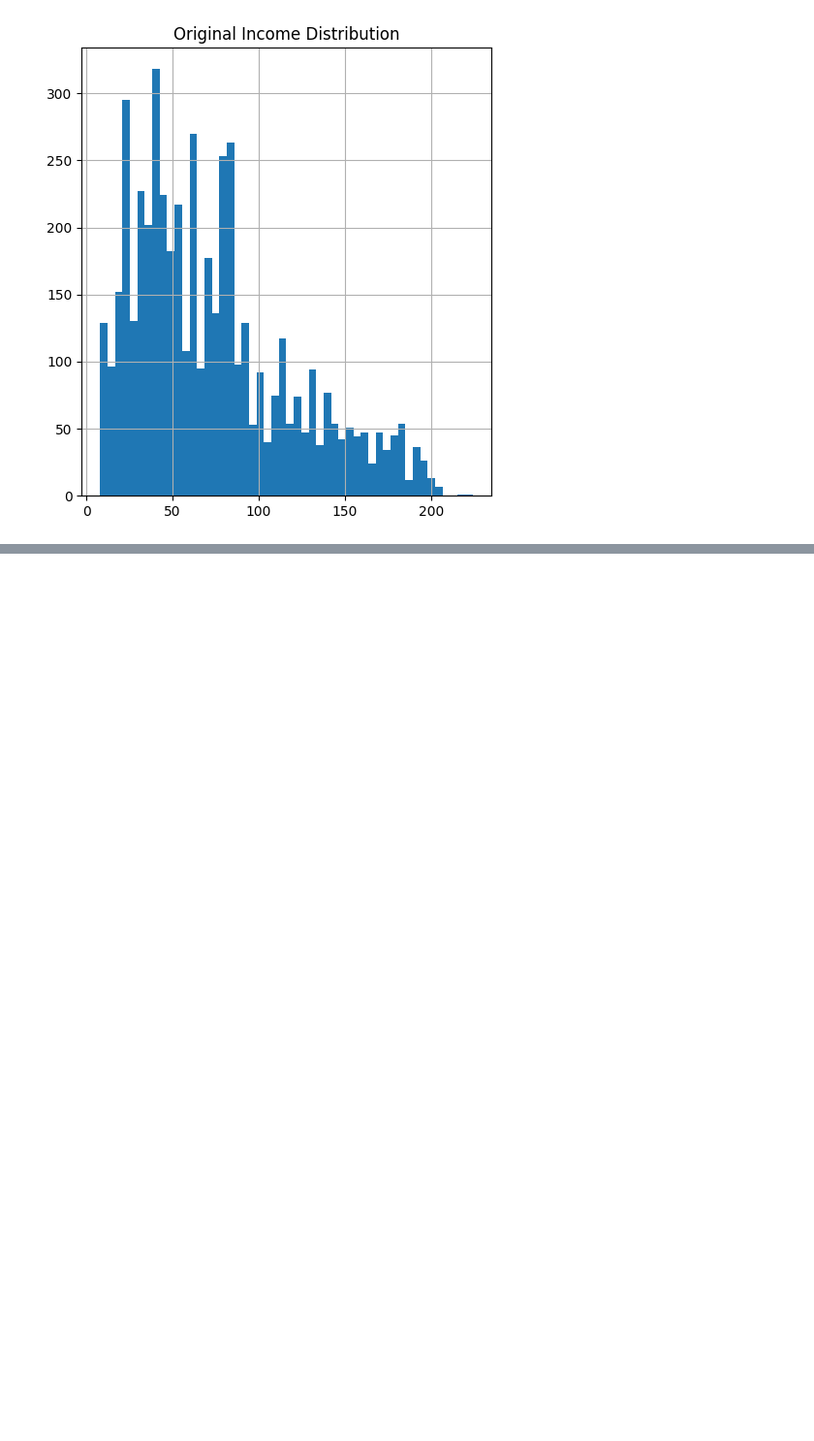
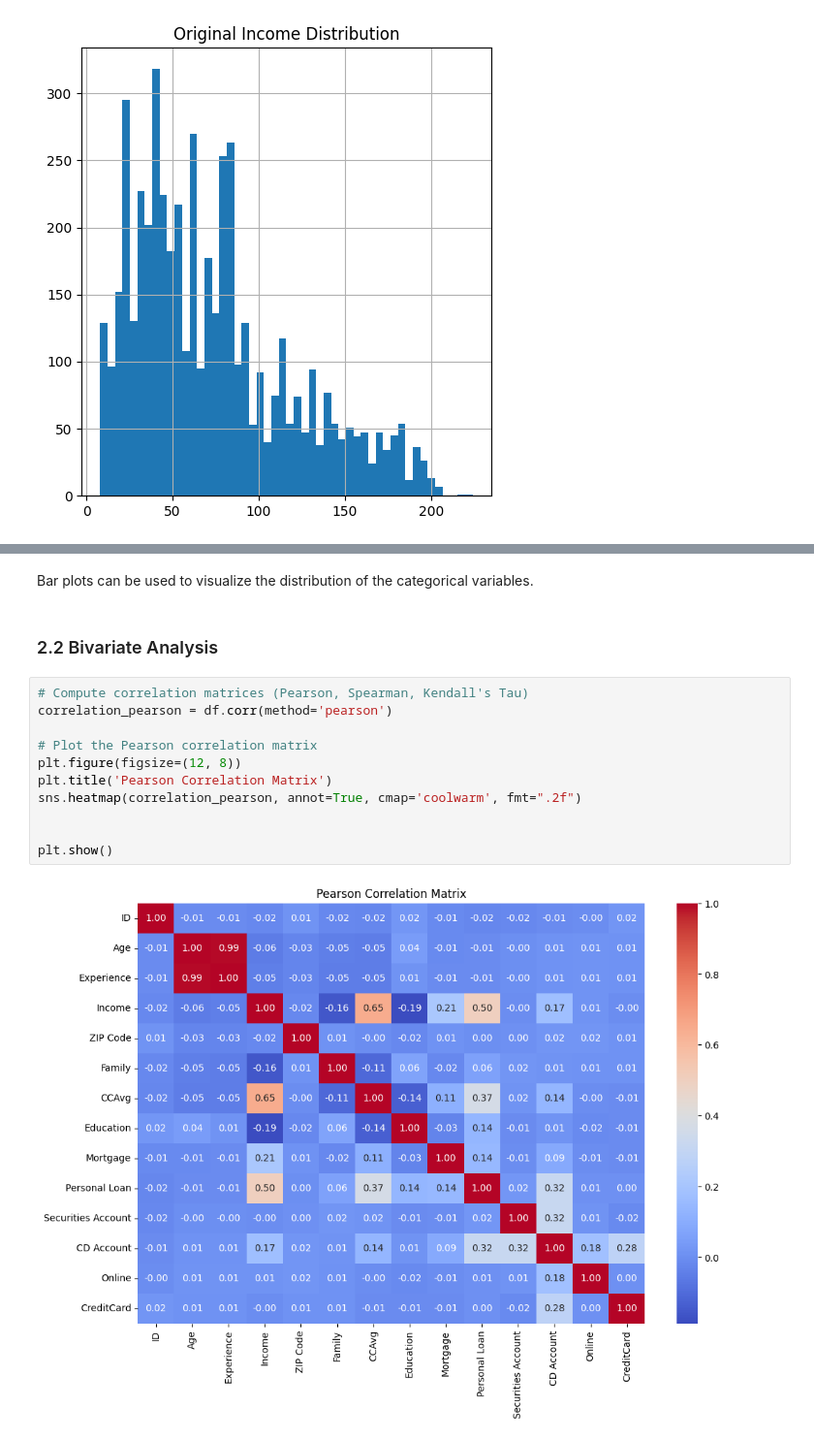
Before and after one commit to You-now-Who/Flanger-DQAF, a Jupyter notebook: blueprint.ipynb, the cells around one changed output, grey strips where cells are left out. Shown at 97% size. Saved outputs shown, nothing was run; the diff lists cells and outputs as text; blank space fills up the shorter version.

```diff
--- a/blueprint.ipynb
+++ b/blueprint.ipynb
@@ -107,0 +155,17 @@ Text(0.5, 1.0, 'Original Income Distribution')
+# %% [markdown]
+Bar plots can be used to visualize the distribution of the categorical variables.
+# %% [markdown]
+### 2.2 Bivariate Analysis
+# %%
+# Compute correlation matrices (Pearson, Spearman, Kendall's Tau)
+correlation_pearson = df.corr(method='pearson')
+
+# Plot the Pearson correlation matrix
+plt.figure(figsize=(12, 8))
+plt.title('Pearson Correlation Matrix')
+sns.heatmap(correlation_pearson, annot=True, cmap='coolwarm', fmt=".2f")
+
+
+plt.show()
+# %% [output]
+[figure, added]
```
Also changed, not shown: parts of 10 cells of this notebook.
